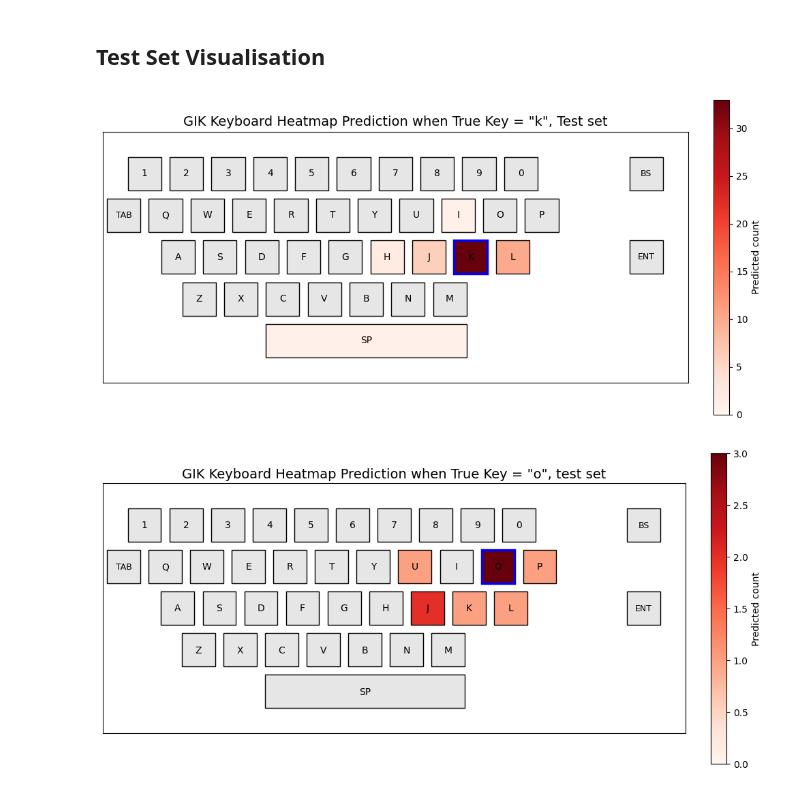
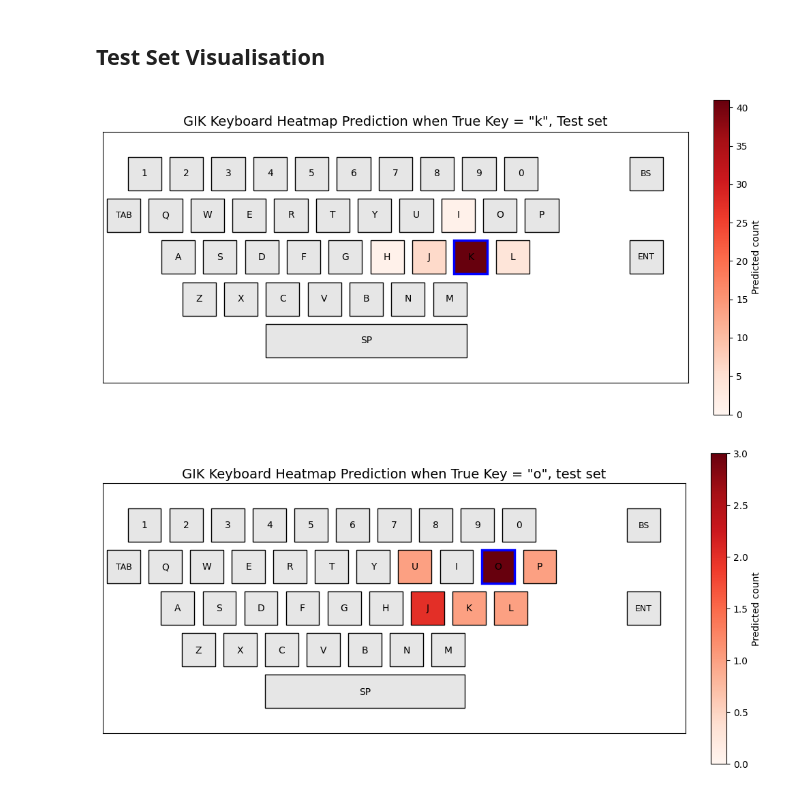
Before and after one commit to Perceptron-GIK/perceptron-gik, a Jupyter notebook: train_model.ipynb, the cells around one changed output. Saved outputs shown, nothing was run; the diff lists cells and outputs as text; code cells hidden in the pictures.

Commit message:
Initial implementation of coordinate loss

```diff
--- a/train_model.ipynb
+++ b/train_model.ipynb
@@ -50,10 +100,12 @@ CONFIG = {
     'hidden_dim_classification_head': 64,
     'num_layers': 1,
     'dropout': 0.3,  # Increased for regularization
+    'output_logits': 2,
+
 
     # Dataset Args
     'is_one_hot': True,
-    'key_mapping_dict': CHAR_TO_INDEX,
+    'key_mapping_dict': FULL_COORDS,
 
     # TRAINER ARGS
     'batch_size': 64,
@@ -69,8 +121,8 @@ CONFIG = {
     'inner_model_prams': {'bidirectional' : True, 'dropout' : 0.5, 'num_layers' : 2},
 
     # LOSS Function ARGS
-    'loss': FocalLoss,  # Handles class imbalance
-    'loss_params': {"gamma" : 2.0},
+    'loss': CoordinateLoss,  # Handles class imbalance
+    'loss_params': {"h_v_ratio" : 1.0},
 }
 
 print(f"Data dir: {DATA_DIR}")
@@ -149,7 +201,7 @@ Class Distribution:
 # %%
 dataset = load_preprocessed_dataset(PROCESSED_DATA_PATH,
                                     is_one_hot_labels=CONFIG["is_one_hot"],
-                                    char_to_index=CONFIG["key_mapping_dict"])
+                                    char_to_index=FULL_COORDS)
 print(f"Dataset: {len(dataset)} samples | Input dim: {dataset.input_dim}")
 
 # Create model
@@ -160,7 +212,8 @@ model = create_model_auto_input_dim(
     hidden_dim_classification_head=CONFIG['hidden_dim_classification_head'],
     no_layers_classification_head=CONFIG['num_layers'],
     dropout_inner_layers=CONFIG['dropout'],
-    inner_model_kwargs=CONFIG['inner_model_prams']
+    inner_model_kwargs=CONFIG['inner_model_prams'],
+    output_logits = CONFIG['output_logits'],
 )
 
 # Print model architecture
@@ -199,7 +252,8 @@ trainer = GIKTrainer(
     learning_rate=CONFIG['learning_rate'],
     device=DEVICE,
     loss=CONFIG.get('loss'),
-    loss_kwargs=CONFIG.get('loss_params')
+    loss_kwargs=CONFIG.get('loss_params'),
+    regression=True
 )
 
 history = trainer.train(
@@ -683,19 +744,21 @@ def plot_virtual_keyboard_heatmap(cm_orig, anchor_char, subset_name):
 # %% [markdown]
 ## Test Set Visualisation
 # %%
-cm_orig = compute_confusion_matrix_40x40(trainer.test_dataset, model, DEVICE)
+# Use coord_dict in coordinate (regression) mode so predictions are resolved to chars via nearest key
+coord_dict = FULL_COORDS if getattr(trainer, 'regression', False) else None
+cm_orig = compute_confusion_matrix_40x40(trainer.test_dataset, model, DEVICE, coord_dict=coord_dict)
 
-#plot_confusion_matrix_40x40(cm_orig, 'Test')
+# plot_confusion_matrix_40x40(cm_orig, 'Test')
 
 plot_virtual_keyboard_heatmap(cm_orig, 'k', 'Test')
 
 # neighbours_a, cm_a = plot_anchor_with_closest_neighbours(cm_orig, 'i', 'Test', k_neighbours=5)
 
 # neighbours_g, cm_g = plot_anchor_with_closest_neighbours(cm_orig, 'l', 'Test', k_neighbours=5)
 
 # neighbours_l, cm_l = plot_anchor_with_closest_neighbours(cm_orig, 'l', 'Test', k_neighbours=13)
 # %% [output]
-[figure, old version]
+[figure, new version]
 # %%
 cm_orig_val = compute_confusion_matrix_40x40(trainer.val_dataset, model, DEVICE)
 
```
Also changed, not shown: parts of 10 cells of this notebook, 2 other files.
